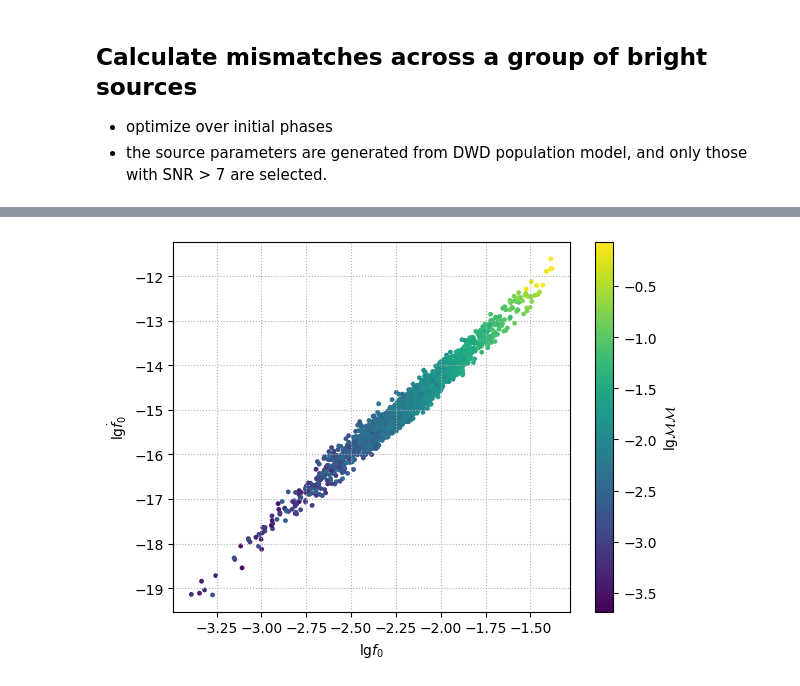
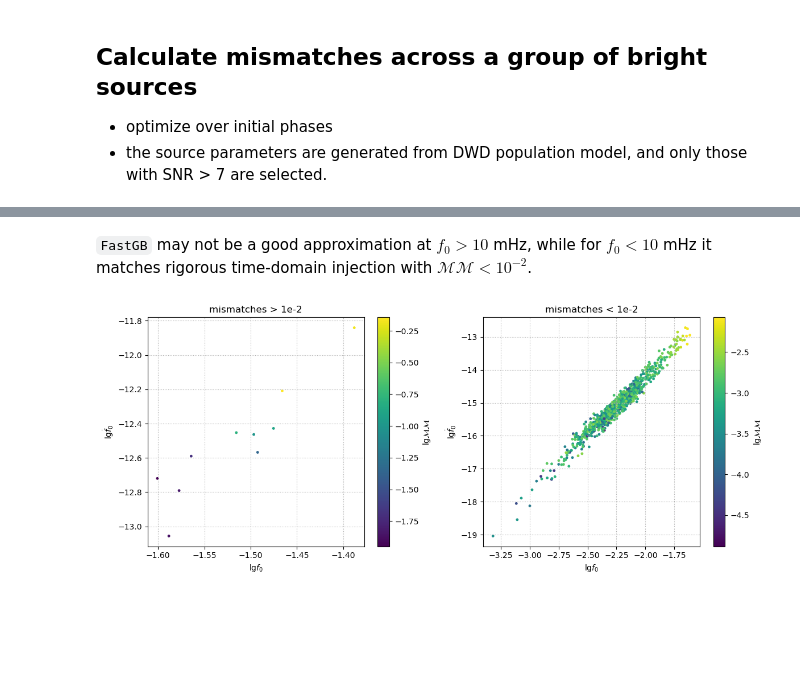
Before and after one commit to TriangleDataCenter/Triangle-GB, a Jupyter notebook: Examples/0_Compare_TD_FD_Waveforms.ipynb, the cells around one changed output, grey strips where cells are left out. Saved outputs shown, nothing was run; the diff lists cells and outputs as text; code cells hidden in the pictures; blank space fills up the shorter version.

```diff
--- a/Examples/0_Compare_TD_FD_Waveforms.ipynb
+++ b/Examples/0_Compare_TD_FD_Waveforms.ipynb
@@ -103,9 +105,9 @@ test_params = dict()
 for k, v in GB_parameters.items():
     test_params[k] = v[test_GB_idx]
 
-test_td_waveform = xp.array([
-    A2_response_generator(parameters=test_params, waveform_generator=gb_waveform_generator),
-    E2_response_generator(parameters=test_params, waveform_generator=gb_waveform_generator)
+test_td_waveform = np.array([
+    A2_response_generator(parameters=test_params, waveform_generator=gb_waveform_generator).get(),
+    E2_response_generator(parameters=test_params, waveform_generator=gb_waveform_generator).get()
     ]) # (2, Nt)
 
 test_params
@@ -153,9 +155,9 @@ params = np.array(
 gb.run_wave(*params, N=Npoints, dt=dt, T=Tobs, oversample=4, tdi2=True)
 
 # fill into a template that matches the shape of above time-domain calculation
-test_fd_waveform = np.zeros((1, 2, len(cutinds)), dtype=np.complex128)
+test_fd_waveform = xp.zeros((1, 2, len(cutinds)), dtype=xp.complex128)
 gb.fill_global_template(group_index=np.array([0,]), templates=test_fd_waveform, A=gb.A, E=gb.E, start_inds=gb.start_inds, start_freq_ind=cutinds[0], N=Npoints)
-test_fd_waveform = test_fd_waveform[0]
+test_fd_waveform = test_fd_waveform[0].get()
 
 test_fd_waveform.shape
 # %% [output]
@@ -177,7 +180,7 @@ plt.savefig("../Figures/TD_vs_FD.jpg", dpi=300)
 - optimize over initial phases
 - the source parameters are generated from DWD population model, and only those with SNR > 7 are selected.
 # %%
-num_test_GBs = 3000
+num_test_GBs = 1000
 min_MMs = []
 min_phis = []
 for test_GB_idx in tqdm(range(num_test_GBs)):
@@ -187,8 +190,8 @@ for test_GB_idx in tqdm(range(num_test_GBs)):
 
     # generate time-domain waveform
     test_td_waveform = np.array([
-        A2_response_generator(parameters=test_params, waveform_generator=gb_waveform_generator),
-        E2_response_generator(parameters=test_params, waveform_generator=gb_waveform_generator)
+        A2_response_generator(parameters=test_params, waveform_generator=gb_waveform_generator).get(),
+        E2_response_generator(parameters=test_params, waveform_generator=gb_waveform_generator).get()
         ])
 
     # Fourier transform and select the frequency band of signal
@@ -221,8 +224,9 @@ for test_GB_idx in tqdm(range(num_test_GBs)):
     gb.run_wave(*params, N=Npoints, dt=dt, T=Tobs, oversample=4, tdi2=True)
 
     # fill into a template that matches the shape of above time-domain calculation
-    test_fd_waveform = np.zeros((num_bin, 2, len(cutinds)), dtype=np.complex128)
+    test_fd_waveform = xp.zeros((num_bin, 2, len(cutinds)), dtype=xp.complex128)
     gb.fill_global_template(group_index=np.arange(num_bin), templates=test_fd_waveform, A=gb.A, E=gb.E, start_inds=gb.start_inds, start_freq_ind=cutinds[0], N=Npoints)
+    test_fd_waveform = test_fd_waveform.get()
 
     # calculate misatches (the PSD is nearly flat around f0)
     h1_h2_inner = np.real(np.sum(test_fd_waveform_from_td * np.conjugate(test_fd_waveform), axis=(1, 2))) # (num_bin)
@@ -231,6 +235,9 @@ for test_GB_idx in tqdm(range(num_test_GBs)):
     MMs = 1. - h1_h2_inner / np.sqrt(h1_inner * h2_inner) # (num_bin,)
     min_MMs.append(np.min(MMs))
     min_phis.append(phi0_in[np.argmin(MMs)])
+# %%
+min_MMs = np.array(min_MMs)
+min_phis = np.array(min_phis)
 # %%
 plt.hist(np.log10(min_MMs), bins=50, density=True);
 plt.xlabel(r'$\mathrm{lg}\mathcal{MM}$')
@@ -241,12 +248,31 @@ Text(0, 0.5, 'PDF')
+# %% [markdown]
+``FastGB`` may not be a good approximation at $f_0 > 10$ mHz, while for $f_0 < 10$ mHz it matches rigorous time-domain injection with $\mathcal{MM} < 10^{-2}$.
 # %%
-sc = plt.scatter(np.log10(GB_parameters["f0"][:num_test_GBs]), np.log10(GB_parameters["fdot0"][:num_test_GBs]), c=np.log10(min_MMs), cmap='viridis', edgecolor='none', s=12)
+plt.figure(figsize=(12, 5))
+
+plt.subplot(121)
+source_idx = np.where(min_MMs > 1e-2)[0]
+sc = plt.scatter(np.log10(GB_parameters["f0"][:num_test_GBs][source_idx]), np.log10(GB_parameters["fdot0"][:num_test_GBs][source_idx]), c=np.log10(min_MMs[source_idx]), cmap='viridis', edgecolor='none', s=12)
 cbar = plt.colorbar(sc)
 cbar.set_label(r'$\mathrm{lg}\mathcal{MM}$')
 plt.xlabel(r'$\mathrm{lg}f_0$')
 plt.ylabel(r'$\mathrm{lg}\dot{f}_0$')
 plt.grid(linestyle=":")
+plt.title("mismatches > 1e-2")
+
+plt.subplot(122)
+source_idx = np.where(min_MMs < 1e-2)[0]
+sc = plt.scatter(np.log10(GB_parameters["f0"][:num_test_GBs][source_idx]), np.log10(GB_parameters["fdot0"][:num_test_GBs][source_idx]), c=np.log10(min_MMs[source_idx]), cmap='viridis', edgecolor='none', s=12)
+cbar = plt.colorbar(sc)
+cbar.set_label(r'$\mathrm{lg}\mathcal{MM}$')
+plt.xlabel(r'$\mathrm{lg}f_0$')
+plt.ylabel(r'$\mathrm{lg}\dot{f}_0$')
+plt.grid(linestyle=":")
+plt.title("mismatches < 1e-2")
+
+plt.tight_layout()
 # %% [output]
-[figure, old version]
+[figure, new version]
 # %%
 plt.hist(np.array(min_phis) - GB_parameters["phase0"][:num_test_GBs], bins=50, density=True);
 plt.xlabel(r'$\varphi_{\rm bestfit} - \varphi_{\rm injection}$')
```
Also changed, not shown: parts of 6 cells of this notebook, 1 other file.
